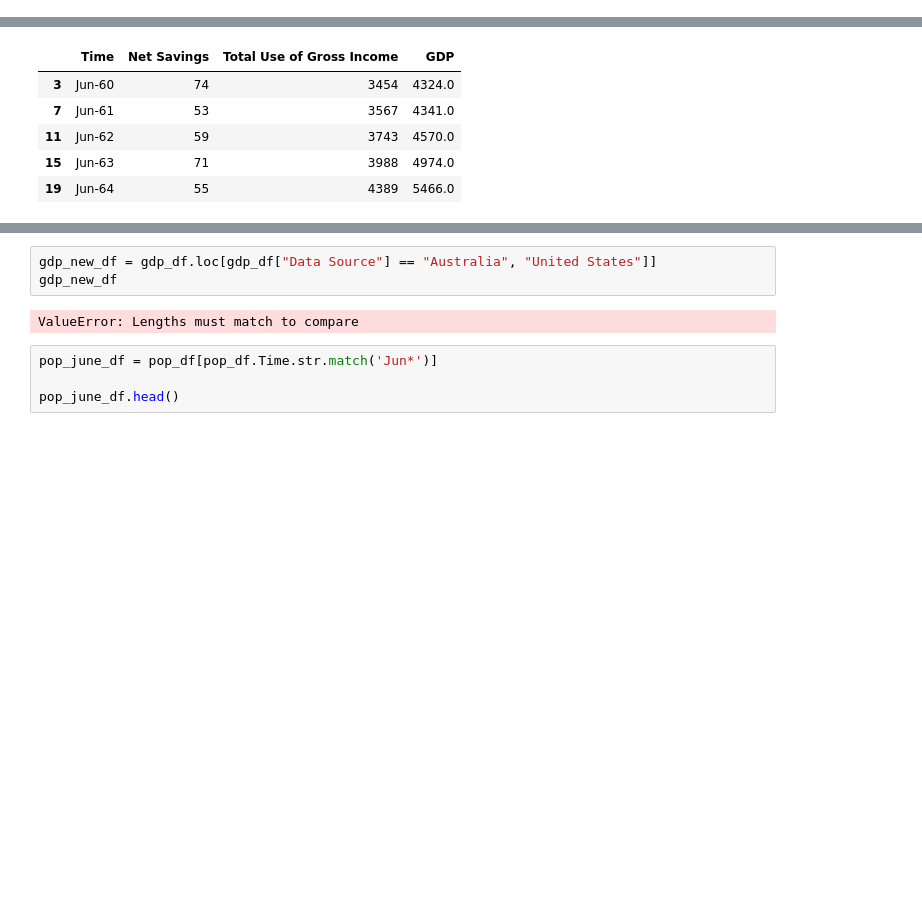
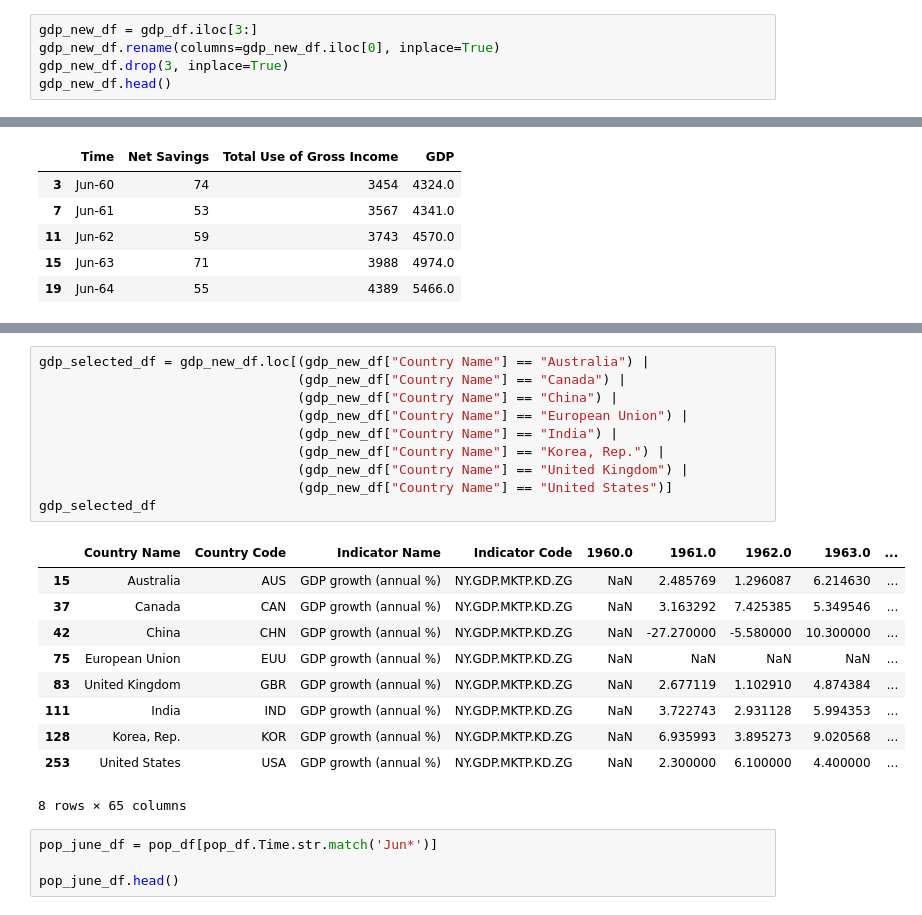
Before and after one commit to TribThapa/AustralianEconomyAnalysis, a Jupyter notebook: Code/Economy.ipynb, the cells around one changed output, grey strips where cells are left out. Saved outputs shown, nothing was run; the diff lists cells and outputs as text; blank space fills up the shorter version.

Commit message:
DataCleaning1

```diff
--- a/Code/Economy.ipynb
+++ b/Code/Economy.ipynb
@@ -91,0 +71,5 @@ gdp_df.head(-10)
+# %%
+gdp_new_df = gdp_df.iloc[3:]
+gdp_new_df.rename(columns=gdp_new_df.iloc[0], inplace=True)
+gdp_new_df.drop(3, inplace=True)
+gdp_new_df.head()
@@ -122,11 +122,27 @@ employment_june_df.head()
 | 16 | Jun-79 | 6095.7 | 3928.0 | 2167.7 | 56.8 | 74.3 | ... |
 | 17 | Jul-79 | 6103.9 | 3927.8 | 2176.2 | 56.9 | 74.3 | ... |
 | 28 | Jun-80 | 6269.9 | 3984.3 | 2285.6 | 57.5 | 74.2 | ... |
-# %%
-gdp_new_df = gdp_df.loc[gdp_df["Data Source"] == "Australia", "United States"]]
-gdp_new_df
-# %% [output]
-ValueError: Lengths must match to compare
+# %%
+gdp_selected_df = gdp_new_df.loc[(gdp_new_df["Country Name"] == "Australia") |
+                                 (gdp_new_df["Country Name"] == "Canada") |
+                                 (gdp_new_df["Country Name"] == "China") |
+                                 (gdp_new_df["Country Name"] == "European Union") |
+                                 (gdp_new_df["Country Name"] == "India") |
+                                 (gdp_new_df["Country Name"] == "Korea, Rep.") |
+                                 (gdp_new_df["Country Name"] == "United Kingdom") |
+                                 (gdp_new_df["Country Name"] == "United States")]
+gdp_selected_df
+# %% [output]
+|  | Country Name | Country Code | Indicator Name | Indicator Code | 1960.0 | 1961.0 | 1962.0 | 1963.0 | ... |
+| 15 | Australia | AUS | GDP growth (annual %) | NY.GDP.MKTP.KD.ZG | NaN | 2.485769 | 1.296087 | 6.214630 | ... |
+| 37 | Canada | CAN | GDP growth (annual %) | NY.GDP.MKTP.KD.ZG | NaN | 3.163292 | 7.425385 | 5.349546 | ... |
+| 42 | China | CHN | GDP growth (annual %) | NY.GDP.MKTP.KD.ZG | NaN | -27.270000 | -5.580000 | 10.300000 | ... |
+| 75 | European Union | EUU | GDP growth (annual %) | NY.GDP.MKTP.KD.ZG | NaN | NaN | NaN | NaN | ... |
+| 83 | United Kingdom | GBR | GDP growth (annual %) | NY.GDP.MKTP.KD.ZG | NaN | 2.677119 | 1.102910 | 4.874384 | ... |
+| 111 | India | IND | GDP growth (annual %) | NY.GDP.MKTP.KD.ZG | NaN | 3.722743 | 2.931128 | 5.994353 | ... |
+| 128 | Korea, Rep. | KOR | GDP growth (annual %) | NY.GDP.MKTP.KD.ZG | NaN | 6.935993 | 3.895273 | 9.020568 | ... |
+| 253 | United States | USA | GDP growth (annual %) | NY.GDP.MKTP.KD.ZG | NaN | 2.300000 | 6.100000 | 4.400000 | ... |
+8 rows × 65 columns
 # %%
 pop_june_df = pop_df[pop_df.Time.str.match('Jun*')]
 
```
Also changed, not shown: parts of 2 cells of this notebook.
